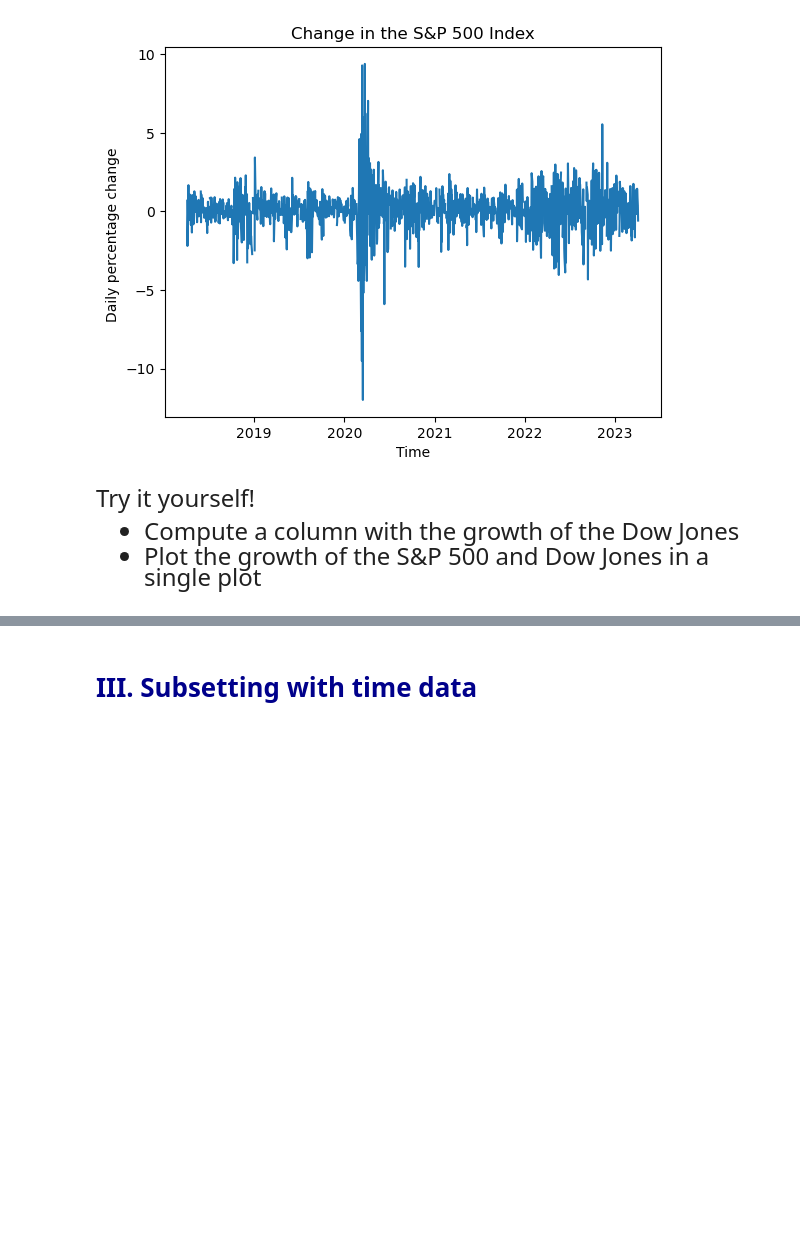
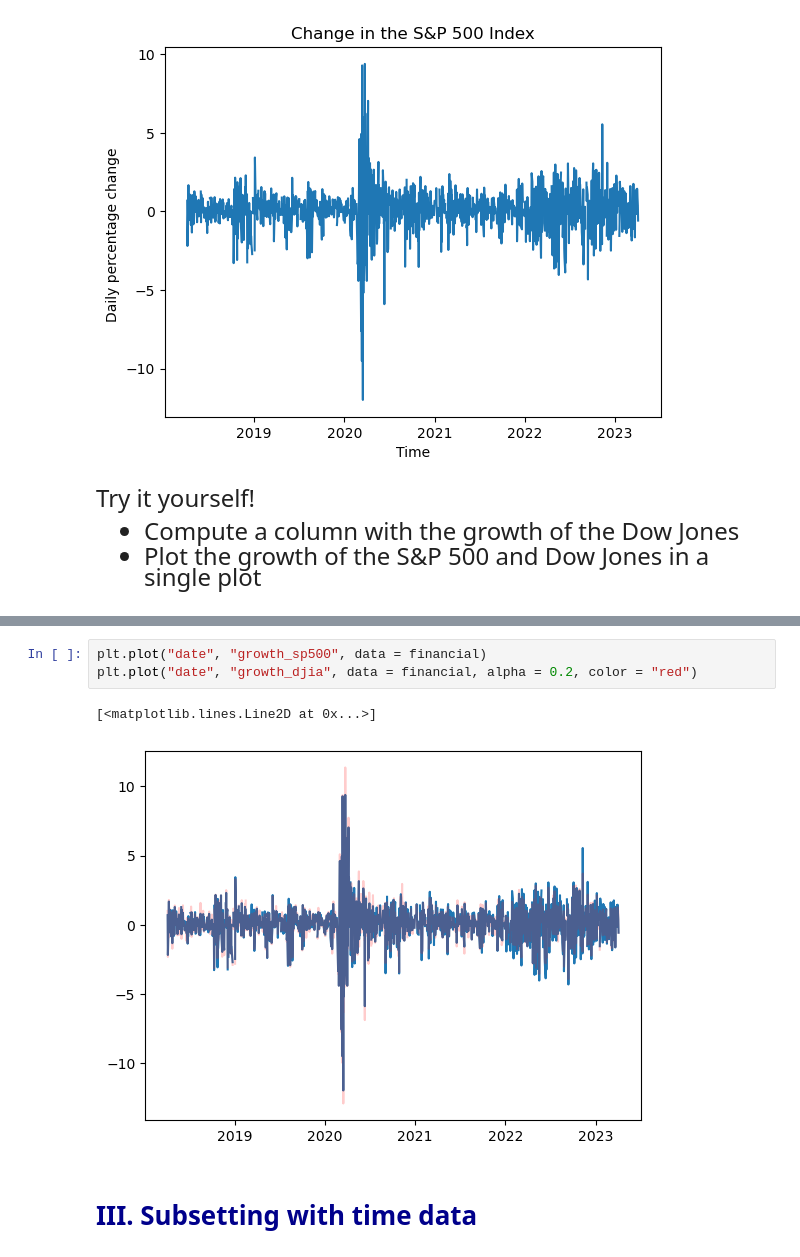
Before and after one commit to yoonpk147/qtm151_fall_2023, a Jupyter notebook: lecture_21/lecture_21.ipynb, the cells around one changed output, grey strips where cells are left out. Cells and saved outputs as stored; diff of their text form; blank space fills up the shorter version.

```diff
--- a/lecture_21/lecture_21.ipynb
+++ b/lecture_21/lecture_21.ipynb
@@ -148,3 +195,9 @@ single plot
+# %%
+plt.plot("date", "growth_sp500", data = financial)
+plt.plot("date", "growth_djia", data = financial, alpha = 0.2, color = "red")
+# %% [output]
+[<matplotlib.lines.Line2D at 0x...>]
+[figure, added]
 # %% [markdown]
 # <span style="color:darkblue"> III. Subsetting with time data </span>
 # %% [markdown]
```
Also changed, not shown: parts of 18 cells of this notebook.
